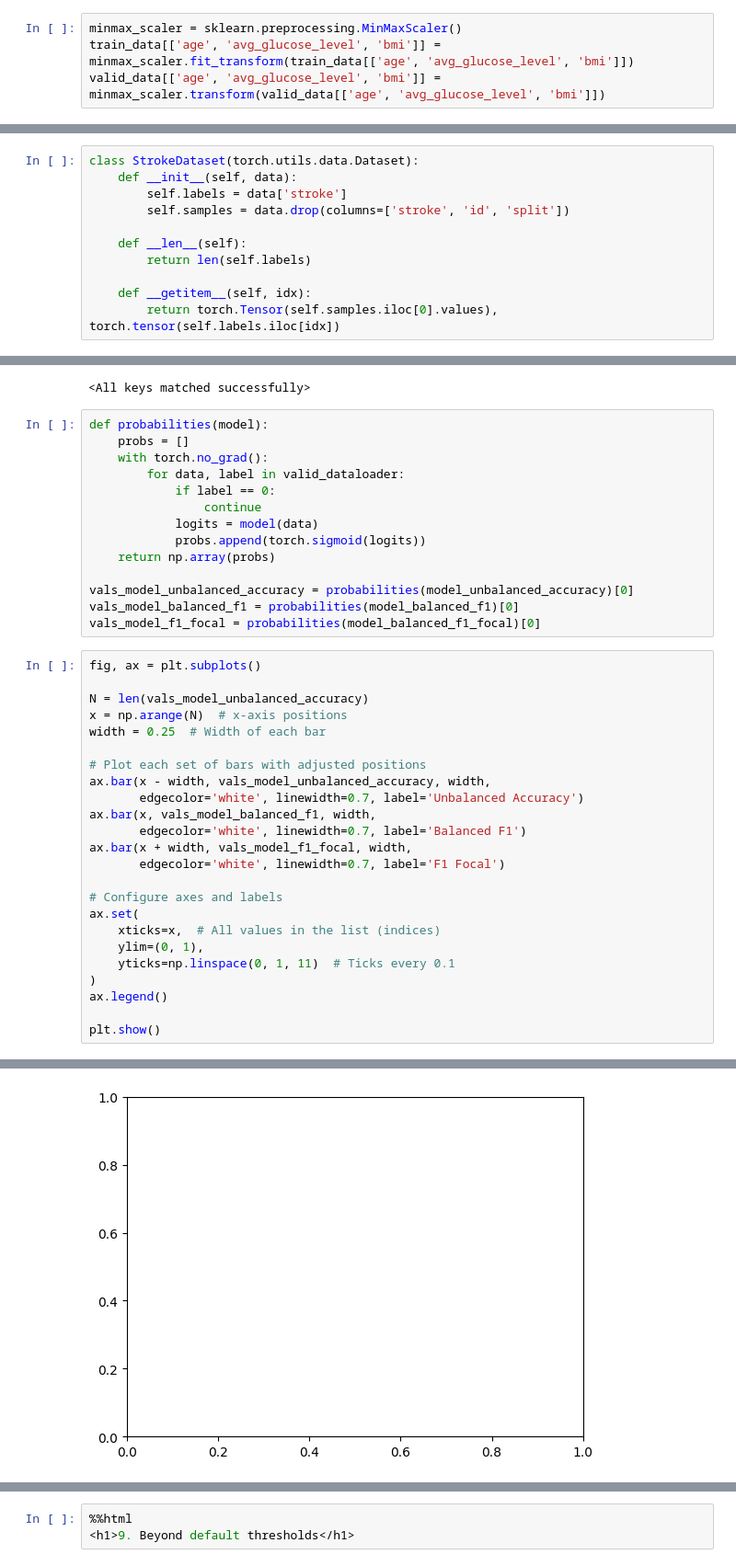
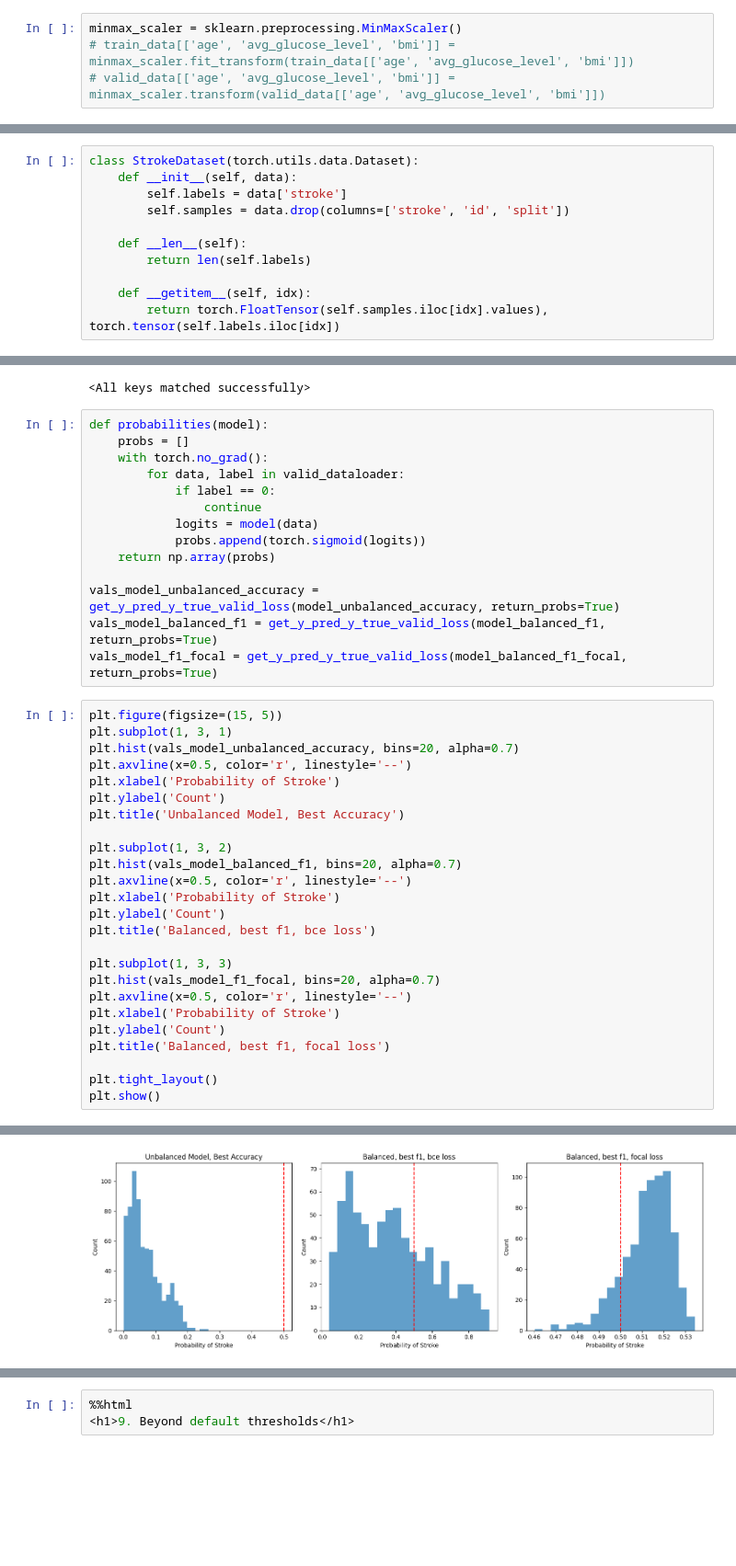
Before and after one commit to RealDream21/unibuc, a Jupyter notebook: AN 3/Semestrul 2/RNA/Tema 1/main.py.ipynb, the cells around one changed output, grey strips where cells are left out. Shown at 92% size. Cells and saved outputs as stored; diff of their text form; blank space fills up the shorter version.

```diff
--- a/AN 3/Semestrul 2/RNA/Tema 1/main.py.ipynb
+++ b/AN 3/Semestrul 2/RNA/Tema 1/main.py.ipynb
@@ -36,5 +42,5 @@ df = df.loc[df['split'] == 'train']
 train_data, valid_data = sklearn.model_selection.train_test_split(df, test_size=0.25, shuffle=True, random_state=120)
 # %%
 minmax_scaler = sklearn.preprocessing.MinMaxScaler()
-train_data[['age', 'avg_glucose_level', 'bmi']] = minmax_scaler.fit_transform(train_data[['age', 'avg_glucose_level', 'bmi']])
-valid_data[['age', 'avg_glucose_level', 'bmi']] = minmax_scaler.transform(valid_data[['age', 'avg_glucose_level', 'bmi']])
+# train_data[['age', 'avg_glucose_level', 'bmi']] = minmax_scaler.fit_transform(train_data[['age', 'avg_glucose_level', 'bmi']])
+# valid_data[['age', 'avg_glucose_level', 'bmi']] = minmax_scaler.transform(valid_data[['age', 'avg_glucose_level', 'bmi']])
@@ -64,5 +54,5 @@ class StrokeDataset(torch.utils.data.Dataset):
         return len(self.labels)
 
     def __getitem__(self, idx):
-        return torch.Tensor(self.samples.iloc[0].values), torch.tensor(self.labels.iloc[idx])
+        return torch.FloatTensor(self.samples.iloc[idx].values), torch.tensor(self.labels.iloc[idx])
 # %%
@@ -533,31 +531,32 @@ def probabilities(model):
             probs.append(torch.sigmoid(logits))
     return np.array(probs)
 
-vals_model_unbalanced_accuracy = probabilities(model_unbalanced_accuracy)[0]
-vals_model_balanced_f1 = probabilities(model_balanced_f1)[0]
-vals_model_f1_focal = probabilities(model_balanced_f1_focal)[0]
+vals_model_unbalanced_accuracy = get_y_pred_y_true_valid_loss(model_unbalanced_accuracy, return_probs=True)
+vals_model_balanced_f1 = get_y_pred_y_true_valid_loss(model_balanced_f1, return_probs=True)
+vals_model_f1_focal = get_y_pred_y_true_valid_loss(model_balanced_f1_focal, return_probs=True)
 # %%
-fig, ax = plt.subplots()
+plt.figure(figsize=(15, 5))
+plt.subplot(1, 3, 1)
+plt.hist(vals_model_unbalanced_accuracy, bins=20, alpha=0.7)
+plt.axvline(x=0.5, color='r', linestyle='--')
+plt.xlabel('Probability of Stroke')
+plt.ylabel('Count')
+plt.title('Unbalanced Model, Best Accuracy')
 
-N = len(vals_model_unbalanced_accuracy)
-x = np.arange(N)  # x-axis positions
-width = 0.25  # Width of each bar
+plt.subplot(1, 3, 2)
+plt.hist(vals_model_balanced_f1, bins=20, alpha=0.7)
+plt.axvline(x=0.5, color='r', linestyle='--')
+plt.xlabel('Probability of Stroke')
+plt.ylabel('Count')
+plt.title('Balanced, best f1, bce loss')
 
-# Plot each set of bars with adjusted positions
-ax.bar(x - width, vals_model_unbalanced_accuracy, width,
-       edgecolor='white', linewidth=0.7, label='Unbalanced Accuracy')
-ax.bar(x, vals_model_balanced_f1, width,
-       edgecolor='white', linewidth=0.7, label='Balanced F1')
-ax.bar(x + width, vals_model_f1_focal, width,
-       edgecolor='white', linewidth=0.7, label='F1 Focal')
+plt.subplot(1, 3, 3)
+plt.hist(vals_model_f1_focal, bins=20, alpha=0.7)
+plt.axvline(x=0.5, color='r', linestyle='--')
+plt.xlabel('Probability of Stroke')
+plt.ylabel('Count')
+plt.title('Balanced, best f1, focal loss')
 
-# Configure axes and labels
-ax.set(
-    xticks=x,  # All values in the list (indices)
-    ylim=(0, 1),
-    yticks=np.linspace(0, 1, 11)  # Ticks every 0.1
-)
-ax.legend()
-
+plt.tight_layout()
 plt.show()
 # %% [output]
@@ -565 +563 @@ TypeError: object of type 'numpy.float32' has no len()
-[figure, old version]
+[figure, new version]
```
Also changed, not shown: parts of 21 cells of this notebook, 4 other files.
